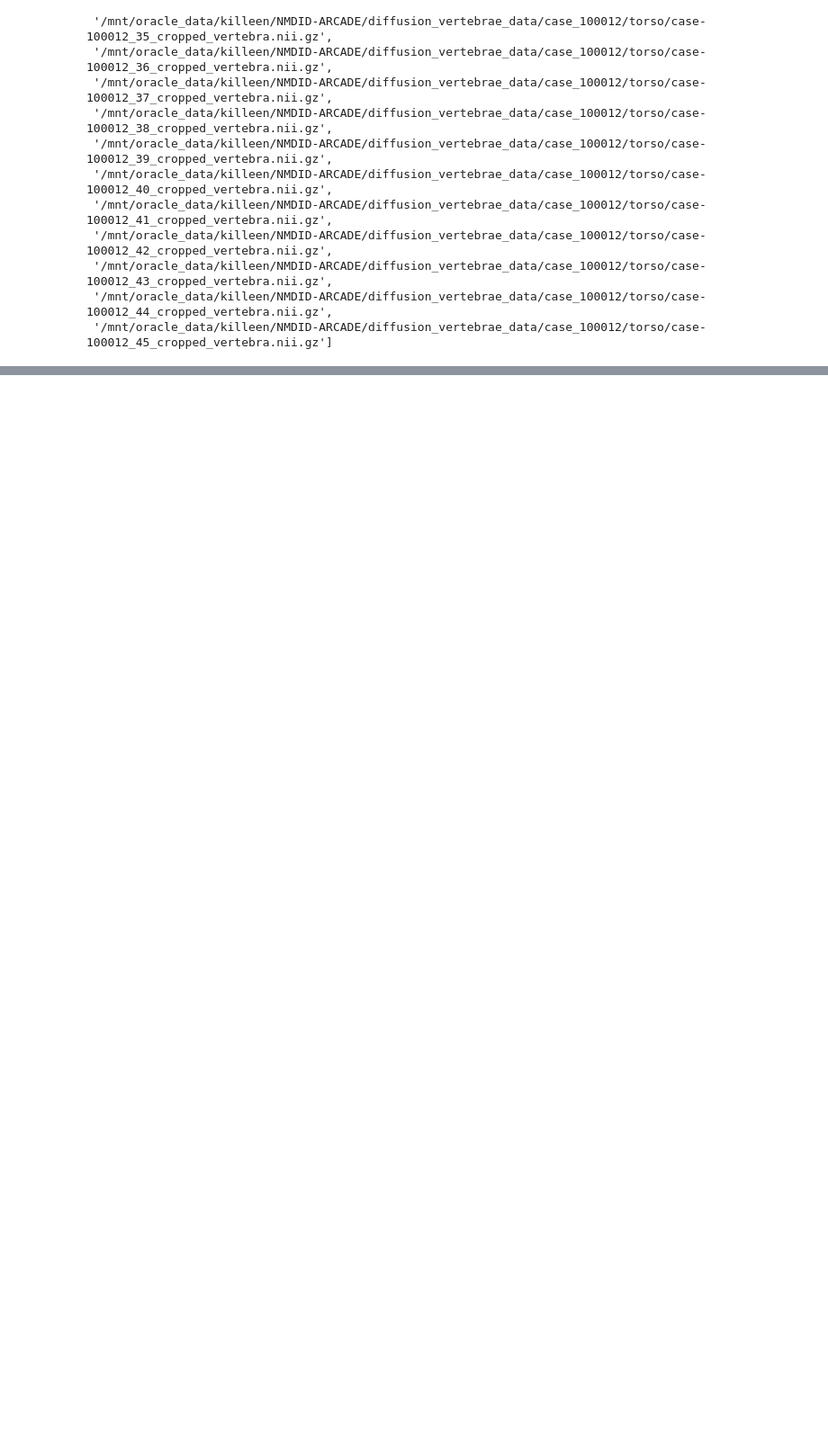
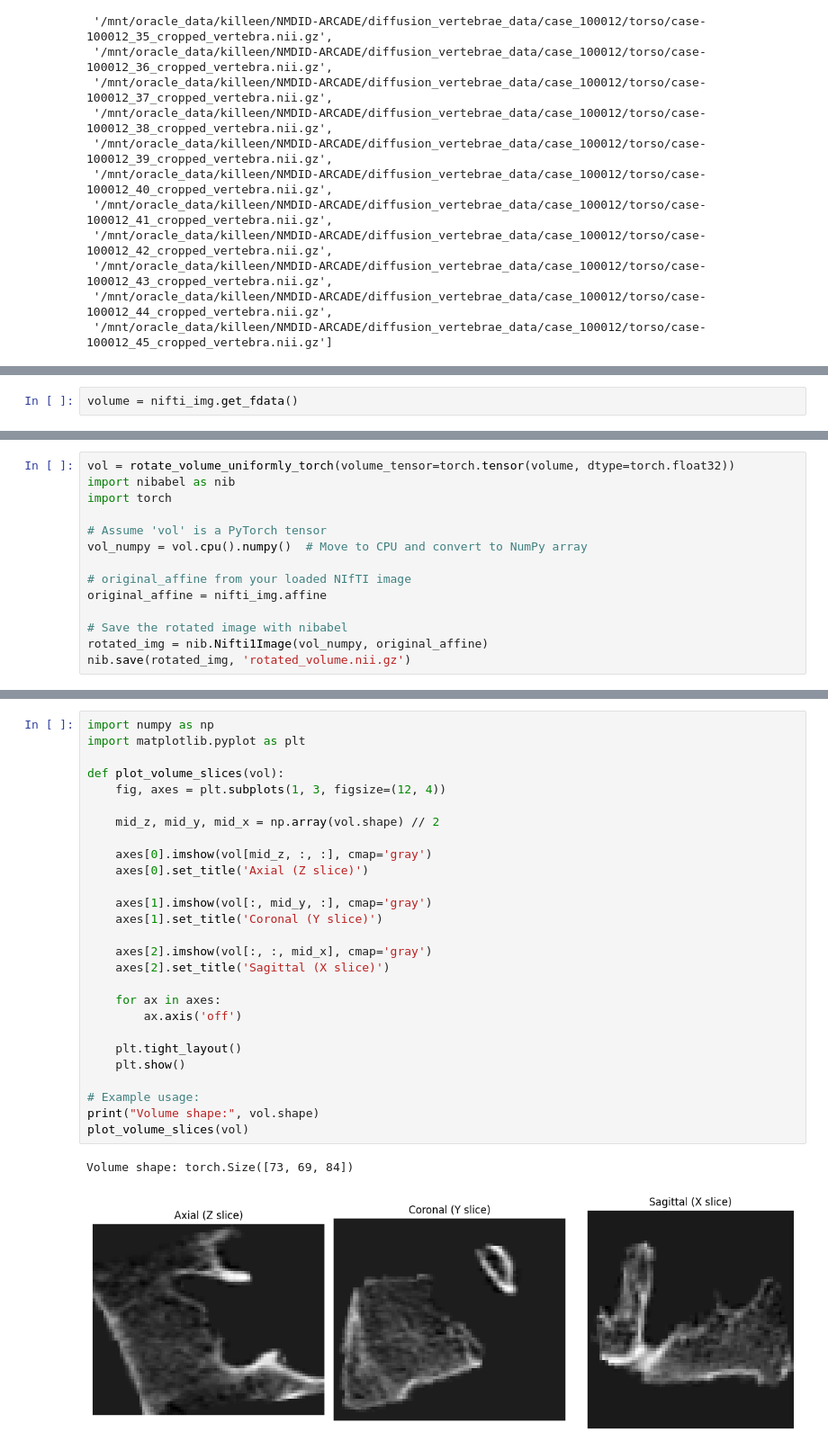
Before and after one commit to arcadelab/VertebralDiffusion, a Jupyter notebook: notebooks/play.ipynb, the cells around one changed output, grey strips where cells are left out. Shown at 90% size. Drawn from its saved outputs; the diff is of its cells as text; blank space fills up the shorter version.

Commit message:
got uniform spherical rotation in play.ipynb add as a subclass/func to randomaffine in torchio

```diff
--- a/notebooks/play.ipynb
+++ b/notebooks/play.ipynb
@@ -26,0 +50,2 @@ sorted(glob(os.path.join(data_dir, "*.nii.gz")))
+# %%
+volume = nifti_img.get_fdata()
@@ -26,0 +109,14 @@ sorted(glob(os.path.join(data_dir, "*.nii.gz")))
+# %%
+vol = rotate_volume_uniformly_torch(volume_tensor=torch.tensor(volume, dtype=torch.float32))
+import nibabel as nib
+import torch
+
+# Assume 'vol' is a PyTorch tensor
+vol_numpy = vol.cpu().numpy()  # Move to CPU and convert to NumPy array
+
+# original_affine from your loaded NIfTI image
+original_affine = nifti_img.affine
+
+# Save the rotated image with nibabel
+rotated_img = nib.Nifti1Image(vol_numpy, original_affine)
+nib.save(rotated_img, 'rotated_volume.nii.gz')
@@ -26,0 +135,30 @@ sorted(glob(os.path.join(data_dir, "*.nii.gz")))
+# %%
+import numpy as np
+import matplotlib.pyplot as plt
+
+def plot_volume_slices(vol):
+    fig, axes = plt.subplots(1, 3, figsize=(12, 4))
+
+    mid_z, mid_y, mid_x = np.array(vol.shape) // 2
+
+    axes[0].imshow(vol[mid_z, :, :], cmap='gray')
+    axes[0].set_title('Axial (Z slice)')
+
+    axes[1].imshow(vol[:, mid_y, :], cmap='gray')
+    axes[1].set_title('Coronal (Y slice)')
+
+    axes[2].imshow(vol[:, :, mid_x], cmap='gray')
+    axes[2].set_title('Sagittal (X slice)')
+
+    for ax in axes:
+        ax.axis('off')
+
+    plt.tight_layout()
+    plt.show()
+
+# Example usage:
+print("Volume shape:", vol.shape)
+plot_volume_slices(vol)
+# %% [output]
+Volume shape: torch.Size([73, 69, 84])
+[figure, added]
```
Also changed, not shown: parts of 11 cells of this notebook, 3 other files.
